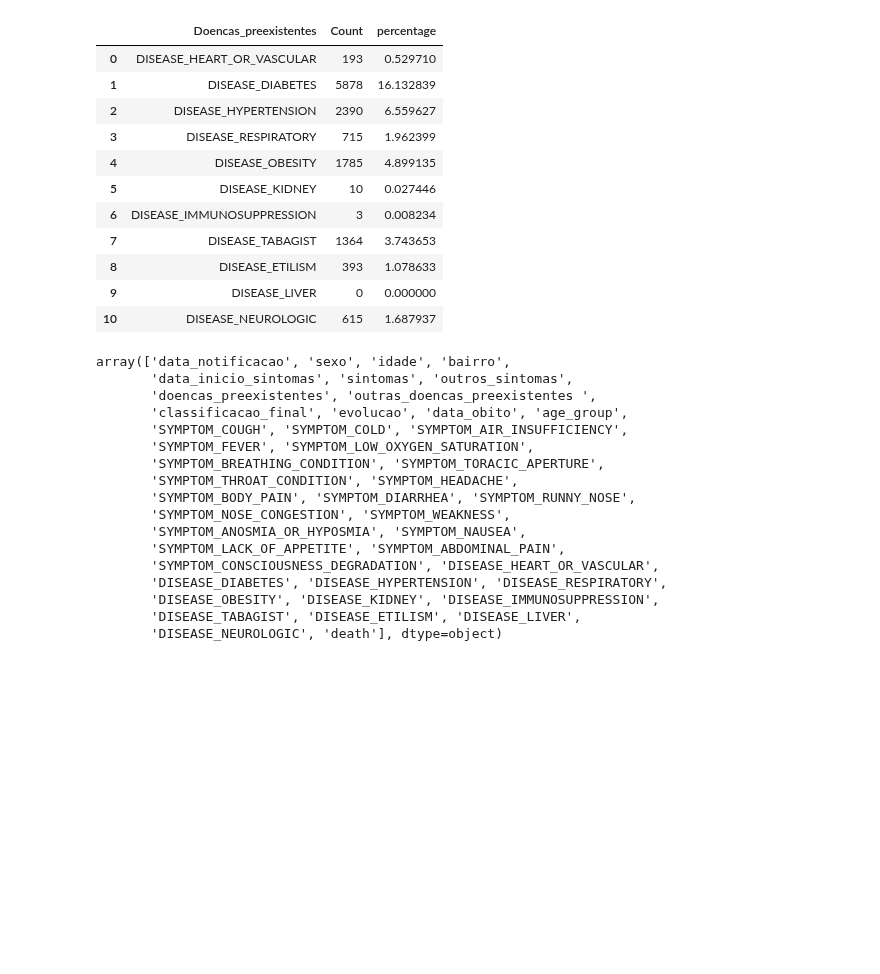
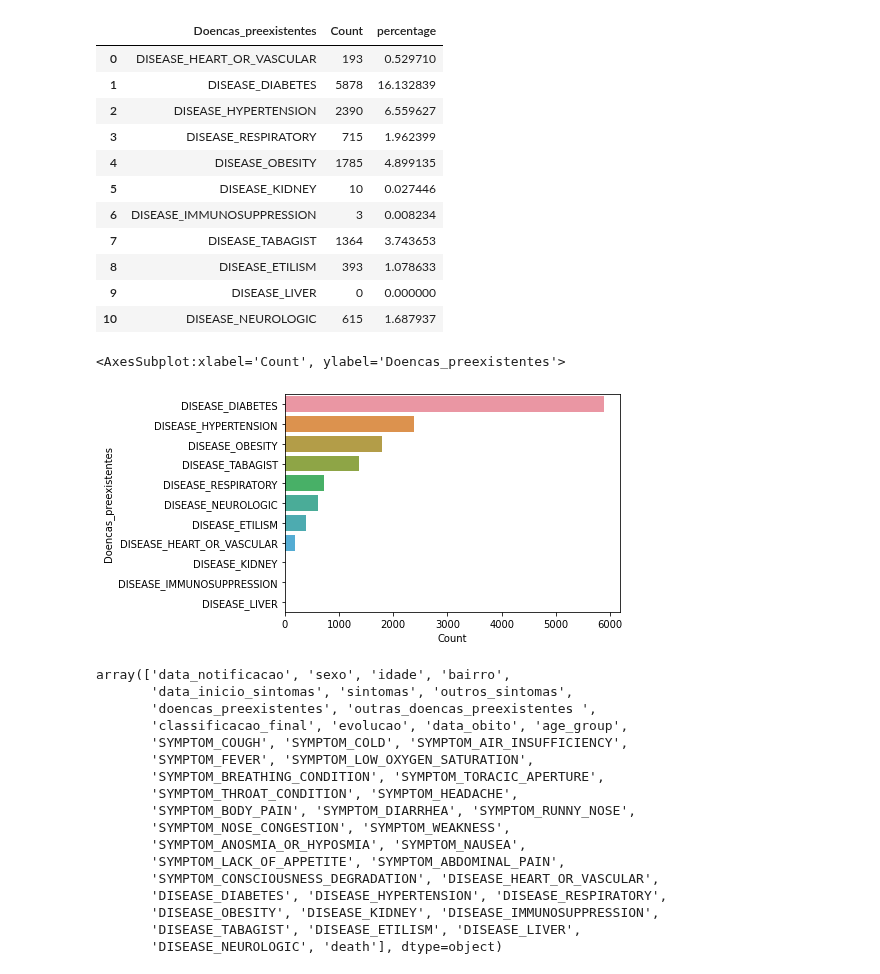
Before and after one commit to bielarnaud/Estudo_dados_de_covid, a Jupyter notebook: Codes/Casos_Graves.ipynb, the cells around one changed output. Drawn from its saved outputs; the diff is of its cells as text; code cells hidden in the pictures; blank space fills up the shorter version.

```diff
--- a/Codes/Casos_Graves.ipynb
+++ b/Codes/Casos_Graves.ipynb
@@ -54,6 +70,11 @@ df3
 | 8 | DISEASE_ETILISM | 393 | 1.078633 |
 | 9 | DISEASE_LIVER | 0 | 0.000000 |
 | 10 | DISEASE_NEUROLOGIC | 615 | 1.687937 |
+# %%
+sns.barplot(data = df3.sort_values('Count', ascending=False), y="Doencas_preexistentes", x="Count")
+# %% [output]
+<AxesSubplot:xlabel='Count', ylabel='Doencas_preexistentes'>
+[figure, added]
 # %%
 df.columns.values
 # %% [output]
```
Also changed, not shown: parts of 2 cells of this notebook, 2 other files.
